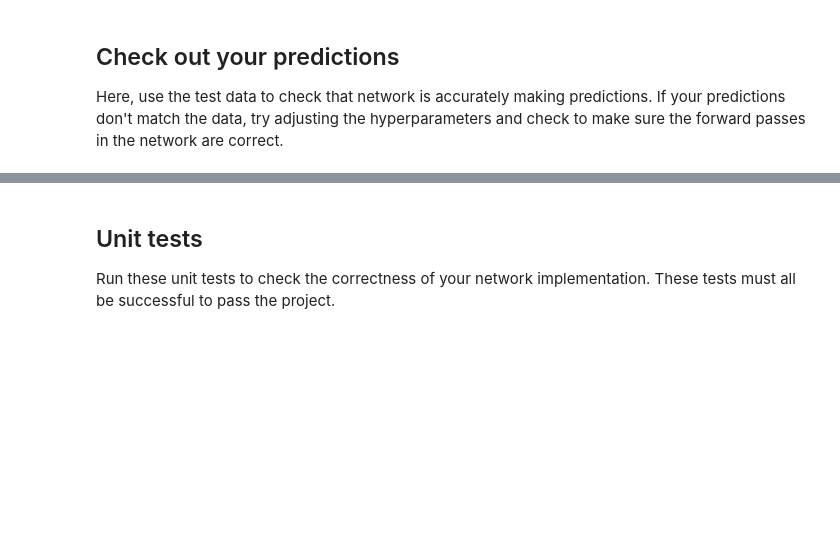
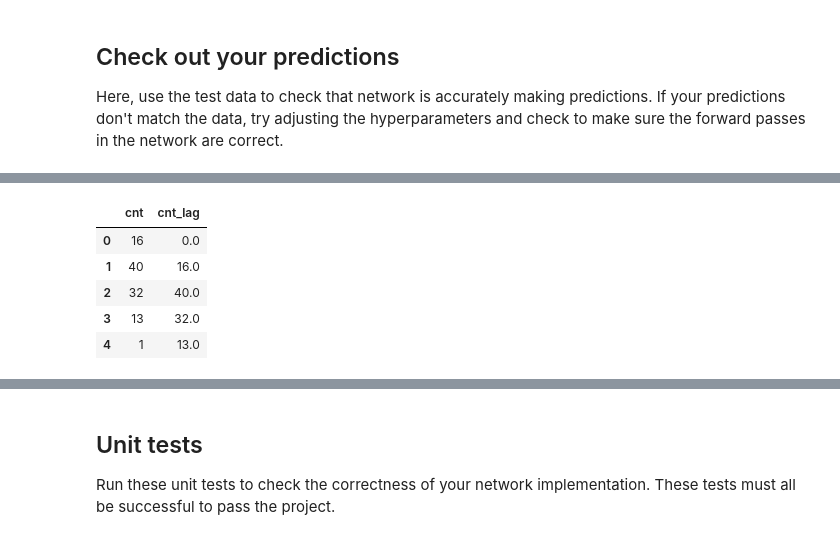
Before and after one commit to ChihChengLiang/dlnd-project, a Jupyter notebook: dlnd-project-1/dlnd-your-first-neural-network.ipynb, the cells around one changed output, grey strips where cells are left out. Cells and saved outputs as stored; diff of their text form; code cells hidden in the pictures; blank space fills up the shorter version.

```diff
--- a/dlnd-project-1/dlnd-your-first-neural-network.ipynb
+++ b/dlnd-project-1/dlnd-your-first-neural-network.ipynb
@@ -306,0 +304,9 @@ rides.ix[test_data.index].query('holiday==1')
+# %%
+data[["cnt", "cnt_lag"]].head()
+# %% [output]
+|  | cnt | cnt_lag |
+| 0 | 16 | 0.0 |
+| 1 | 40 | 16.0 |
+| 2 | 32 | 40.0 |
+| 3 | 13 | 32.0 |
+| 4 | 1 | 13.0 |
```
Also changed, not shown: parts of 19 cells of this notebook.
